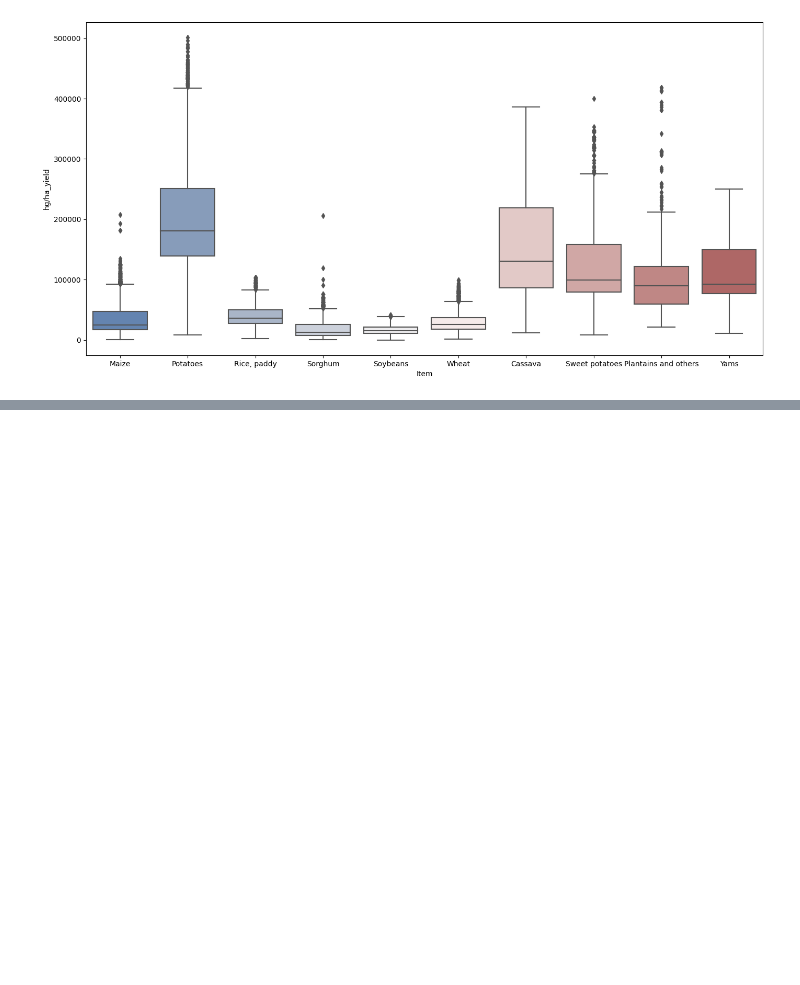
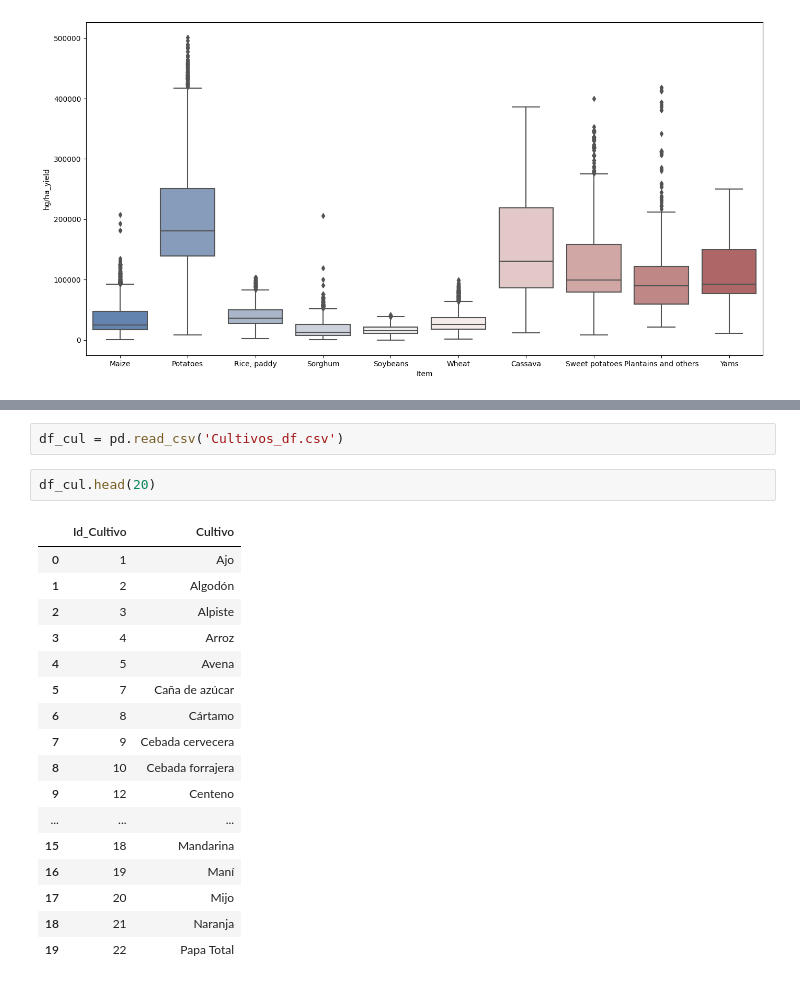
Before and after one commit to MatB1988/Cosecha, a Jupyter notebook: pruebas_clima.ipynb, the cells around one changed output, grey strips where cells are left out. Cells and saved outputs as stored; diff of their text form; blank space fills up the shorter version.

```diff
--- a/pruebas_clima.ipynb
+++ b/pruebas_clima.ipynb
@@ -927,0 +995,22 @@ sns.boxplot(x="Item",y="hg/ha_yield",palette="vlag",data=yield_df,ax=ax);
+# %%
+df_cul = pd.read_csv('Cultivos_df.csv')
+# %%
+df_cul.head(20)
+# %% [output]
+|  | Id_Cultivo | Cultivo |
+| 0 | 1 | Ajo |
+| 1 | 2 | Algodón |
+| 2 | 3 | Alpiste |
+| 3 | 4 | Arroz |
+| 4 | 5 | Avena |
+| 5 | 7 | Caña de azúcar |
+| 6 | 8 | Cártamo |
+| 7 | 9 | Cebada cervecera |
+| 8 | 10 | Cebada forrajera |
+| 9 | 12 | Centeno |
+| ... | ... | ... |
+| 15 | 18 | Mandarina |
+| 16 | 19 | Maní |
+| 17 | 20 | Mijo |
+| 18 | 21 | Naranja |
+| 19 | 22 | Papa Total |
```
Also changed, not shown: parts of 24 cells of this notebook, 7 other files.
